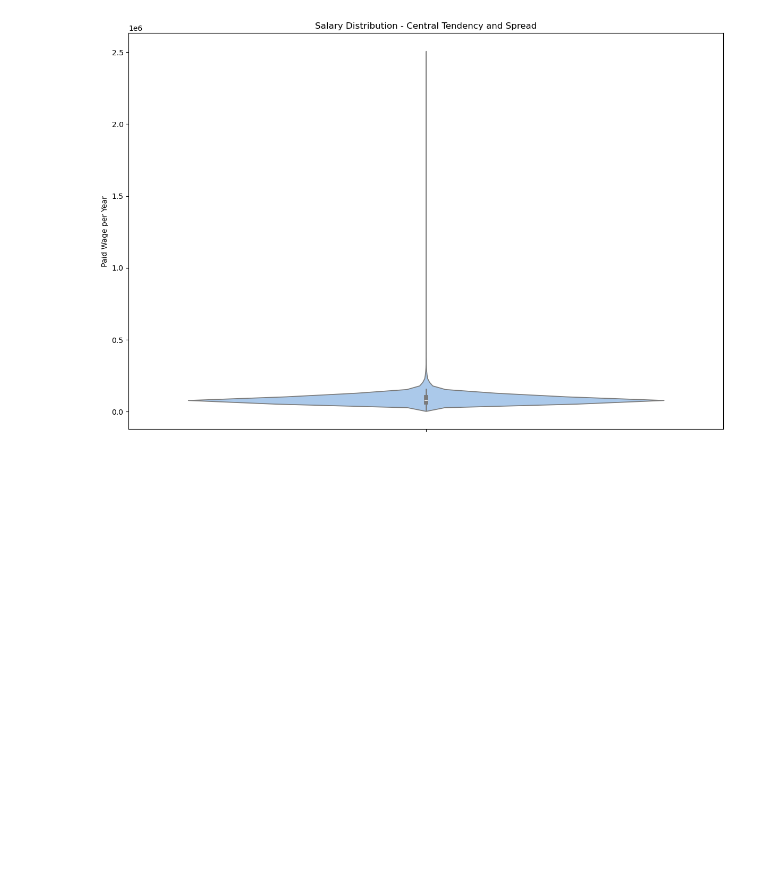
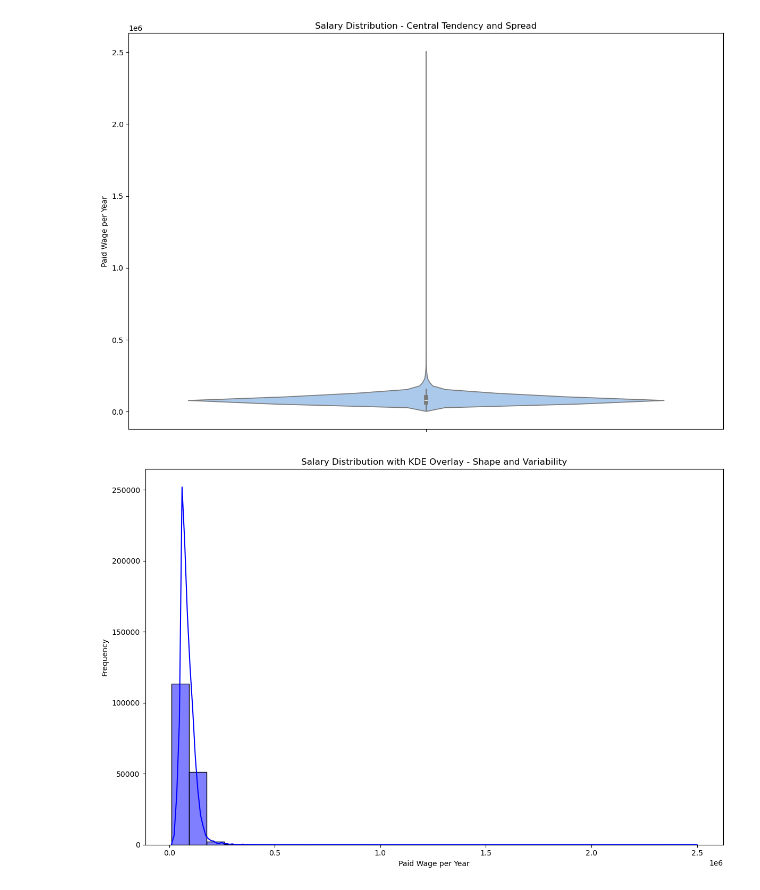
Before and after one commit to ReeseWatkinsNelson/GroupProject, a Jupyter notebook: salary_work_in_progress/Kshitij.ipynb, the cells around one changed output. Cells and saved outputs as stored; diff of their text form; code cells hidden in the pictures; blank space fills up the shorter version.

Commit message:
added data visualization

```diff
--- a/salary_work_in_progress/Kshitij.ipynb
+++ b/salary_work_in_progress/Kshitij.ipynb
@@ -204,3 +204,13 @@ Passing `palette` without assigning `hue` is deprecated and will be removed in v
 
   sns.violinplot(data=filtered_df, y='PAID_WAGE_PER_YEAR', palette='pastel')
 [figure]
+# %%
+plt.figure(figsize=(12, 8))
+sns.histplot(filtered_df['PAID_WAGE_PER_YEAR'], kde=True, color='blue', bins=30)
+plt.xlabel('Paid Wage per Year')
+plt.ylabel('Frequency')
+plt.title('Salary Distribution with KDE Overlay - Shape and Variability')
+plt.tight_layout()
+plt.show()
+# %% [output]
+[figure, added]
```
Also changed, not shown: parts of 4 cells of this notebook.
